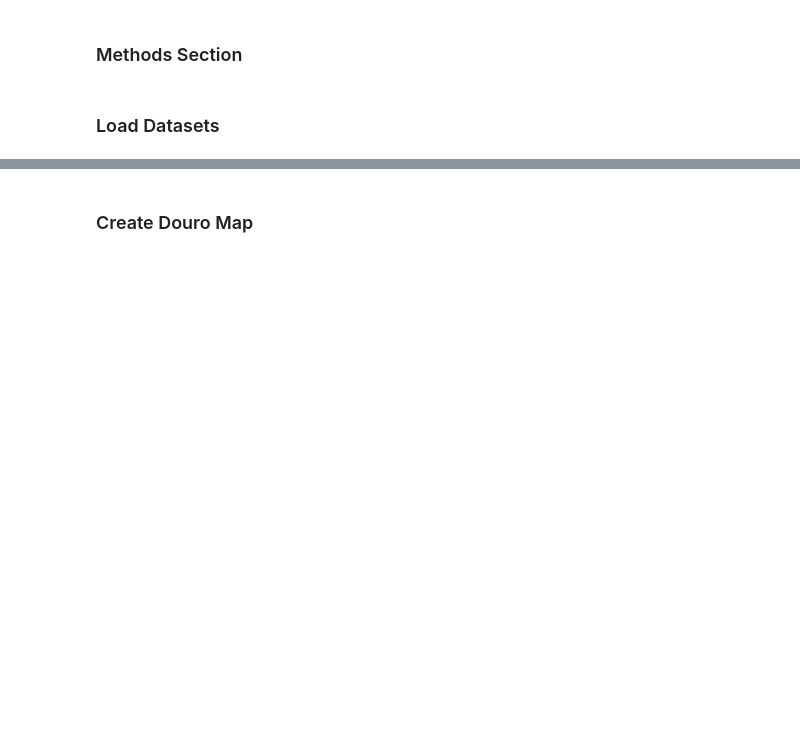
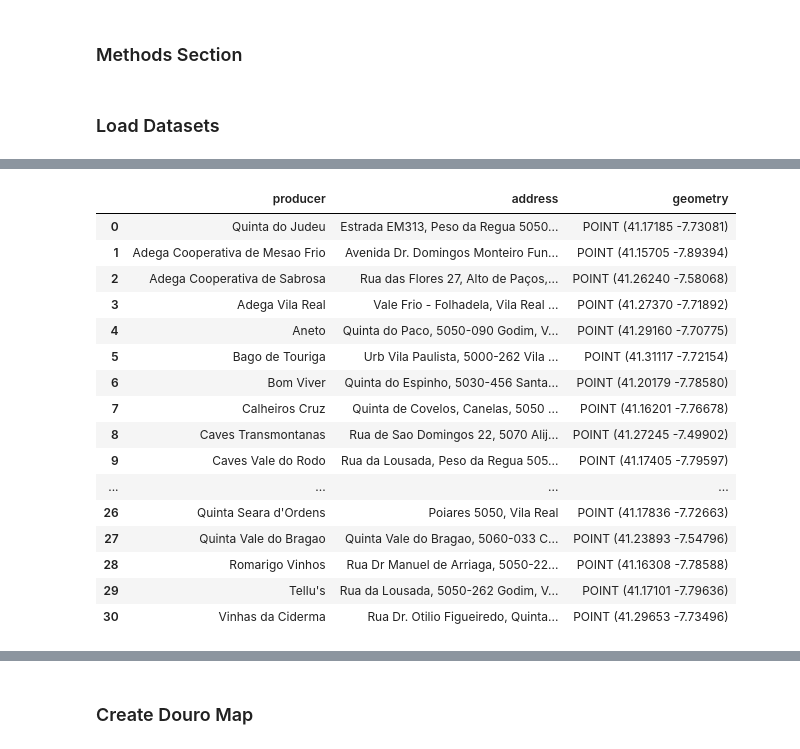
Before and after one commit to Poseidone1/wine_project, a Jupyter notebook: Wine_Analysis.ipynb, the cells around one changed output, grey strips where cells are left out. Cells and saved outputs as stored; diff of their text form; code cells hidden in the pictures; blank space fills up the shorter version.

```diff
--- a/Wine_Analysis.ipynb
+++ b/Wine_Analysis.ipynb
@@ -31,6 +33,7 @@ def addressGeocoded(df,gc):
     tmp_df['geometry'] = tmp_df['geometry'].apply(Point) # convert tuple in shapely geometry point
     gdf = gpd.GeoDataFrame(tmp_df)
     gdf.set_crs("EPSG:3763", inplace=True) #Set the projection to the ETRS89/PT-TMS09
+    gdf.to_file("./data_source/douro/douro_wine_producers.shp")
     return gdf
 # %% [markdown]
 ### Load Datasets
@@ -55,6 +115,26 @@ geocode = partial(geolocator.geocode, language="en")
 geocode = RateLimiter(geolocator.geocode, min_delay_seconds=5)
 # print(geocode)
 # %%
-douro_wine_producers_gdf = addressGeocoded(douro_wine_producer_df,geocode)
+douro_wine_producers_gdf = addressGeocoded(douro_wine_producers_df,geocode)
 # %%
-douro_wine_producers_gdf
+douro_wine_producers_gdf = douro_wine_producers_gdf.drop(columns=['geolocation'])
+# %%
+douro_wine_producers_gdf.head(10)
+# %% [output]
+|  | producer | address | geometry |
+| 0 | Quinta do Judeu | Estrada EM313, Peso da Regua 5050... | POINT (41.17185 -7.73081) |
+| 1 | Adega Cooperativa de Mesao Frio | Avenida Dr. Domingos Monteiro Fun... | POINT (41.15705 -7.89394) |
+| 2 | Adega Cooperativa de Sabrosa | Rua das Flores 27, Alto de Paços,... | POINT (41.26240 -7.58068) |
+| 3 | Adega Vila Real | Vale Frio - Folhadela, Vila Real ... | POINT (41.27370 -7.71892) |
+| 4 | Aneto | Quinta do Paco, 5050-090 Godim, V... | POINT (41.29160 -7.70775) |
+| 5 | Bago de Touriga | Urb Vila Paulista, 5000-262 Vila ... | POINT (41.31117 -7.72154) |
+| 6 | Bom Viver | Quinta do Espinho, 5030-456 Santa... | POINT (41.20179 -7.78580) |
+| 7 | Calheiros Cruz | Quinta de Covelos, Canelas, 5050 ... | POINT (41.16201 -7.76678) |
+| 8 | Caves Transmontanas | Rua de Sao Domingos 22, 5070 Alij... | POINT (41.27245 -7.49902) |
+| 9 | Caves Vale do Rodo | Rua da Lousada, Peso da Regua 505... | POINT (41.17405 -7.79597) |
+| ... | ... | ... | ... |
+| 26 | Quinta Seara d'Ordens | Poiares 5050, Vila Real | POINT (41.17836 -7.72663) |
+| 27 | Quinta Vale do Bragao | Quinta Vale do Bragao, 5060-033 C... | POINT (41.23893 -7.54796) |
+| 28 | Romarigo Vinhos | Rua Dr Manuel de Arriaga, 5050-22... | POINT (41.16308 -7.78588) |
+| 29 | Tellu's | Rua da Lousada, 5050-262 Godim, V... | POINT (41.17101 -7.79636) |
+| 30 | Vinhas da Ciderma | Rua Dr. Otilio Figueiredo, Quinta... | POINT (41.29653 -7.73496) |
```
Also changed, not shown: parts of 13 cells of this notebook, 17 other files.
